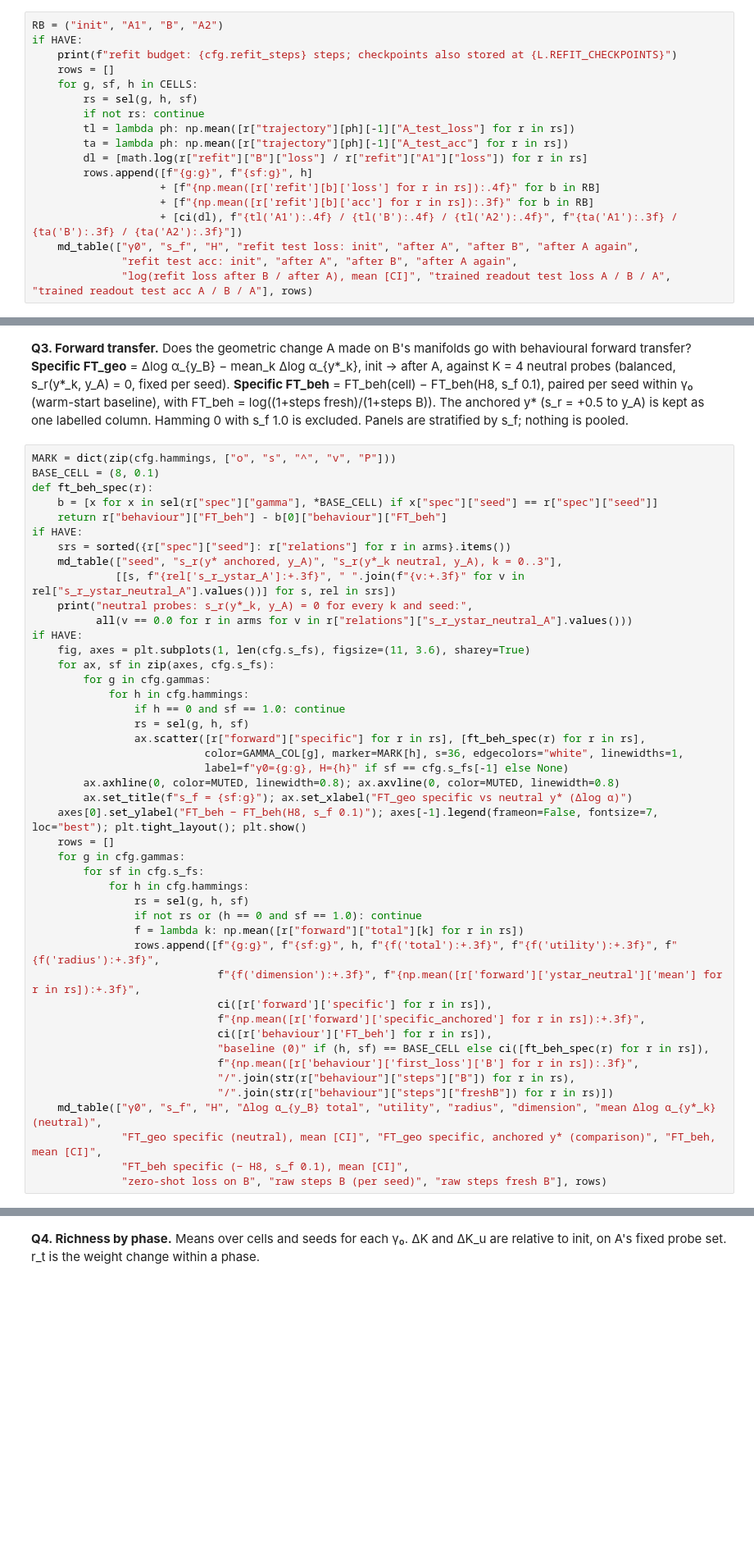
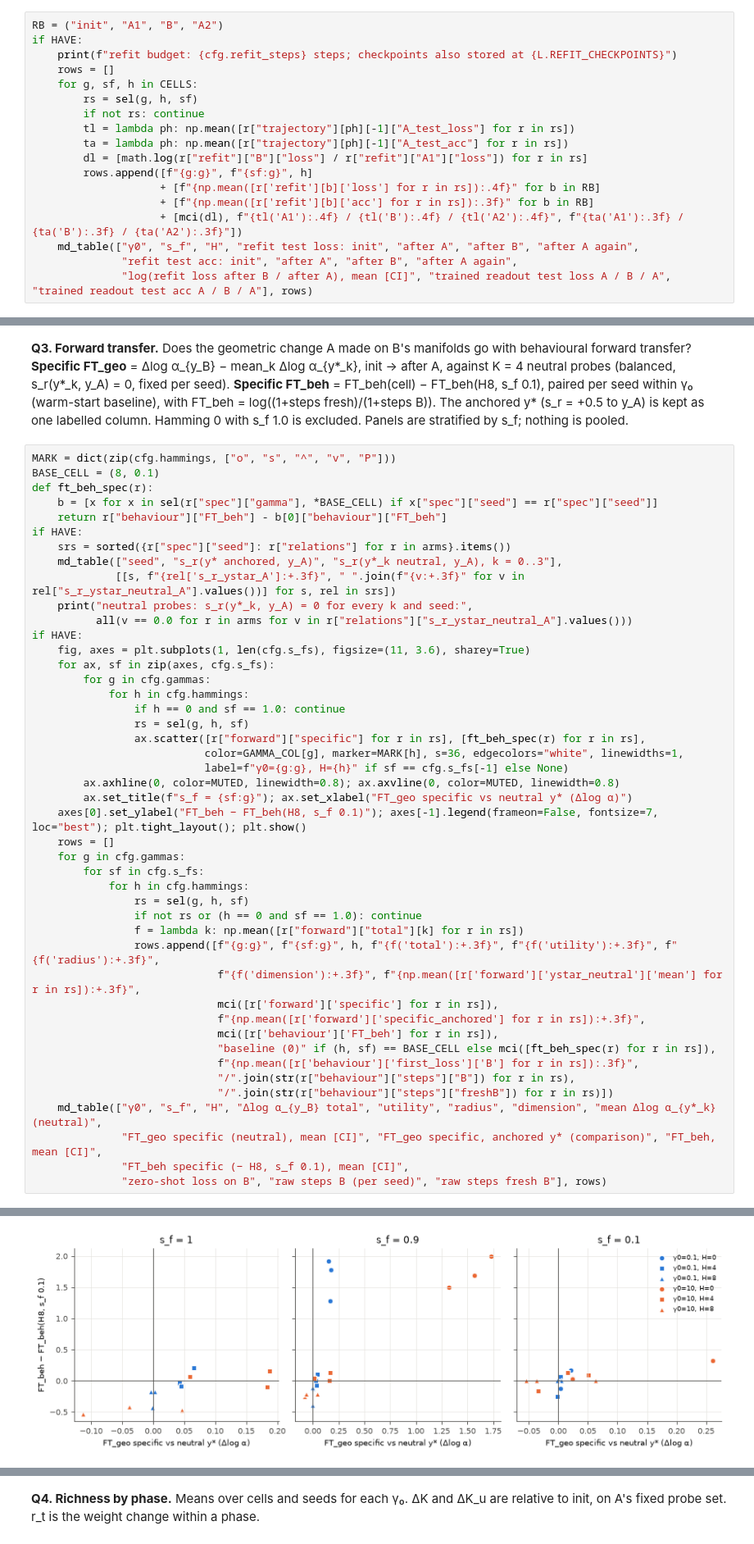
Before and after one commit to kat-ko/GeometryOfForgetting, a Jupyter notebook: notebooks/core/aba_controlled.ipynb, the cells around one changed output, grey strips where cells are left out. Shown at 82% size. Saved outputs shown, nothing was run; the diff lists cells and outputs as text; blank space fills up the shorter version.

```diff
--- a/notebooks/core/aba_controlled.ipynb
+++ b/notebooks/core/aba_controlled.ipynb
@@ -471,7 +729,7 @@ if HAVE:
         rows.append([f"{g:g}", f"{sf:g}", h]
                     + [f"{np.mean([r['refit'][b]['loss'] for r in rs]):.4f}" for b in RB]
                     + [f"{np.mean([r['refit'][b]['acc'] for r in rs]):.3f}" for b in RB]
-                    + [ci(dl), f"{tl('A1'):.4f} / {tl('B'):.4f} / {tl('A2'):.4f}", f"{ta('A1'):.3f} / {ta('B'):.3f} / {ta('A2'):.3f}"])
+                    + [mci(dl), f"{tl('A1'):.4f} / {tl('B'):.4f} / {tl('A2'):.4f}", f"{ta('A1'):.3f} / {ta('B'):.3f} / {ta('A2'):.3f}"])
     md_table(["γ0", "s_f", "H", "refit test loss: init", "after A", "after B", "after A again",
               "refit test acc: init", "after A", "after B", "after A again",
               "log(refit loss after B / after A), mean [CI]", "trained readout test loss A / B / A", "trained readout test acc A / B / A"], rows)
@@ -511,10 +791,10 @@ if HAVE:
                 f = lambda k: np.mean([r["forward"]["total"][k] for r in rs])
                 rows.append([f"{g:g}", f"{sf:g}", h, f"{f('total'):+.3f}", f"{f('utility'):+.3f}", f"{f('radius'):+.3f}",
                              f"{f('dimension'):+.3f}", f"{np.mean([r['forward']['ystar_neutral']['mean'] for r in rs]):+.3f}",
-                             ci([r['forward']['specific'] for r in rs]),
+                             mci([r['forward']['specific'] for r in rs]),
                              f"{np.mean([r['forward']['specific_anchored'] for r in rs]):+.3f}",
-                             ci([r['behaviour']['FT_beh'] for r in rs]),
-                             "baseline (0)" if (h, sf) == BASE_CELL else ci([ft_beh_spec(r) for r in rs]),
+                             mci([r['behaviour']['FT_beh'] for r in rs]),
+                             "baseline (0)" if (h, sf) == BASE_CELL else mci([ft_beh_spec(r) for r in rs]),
                              f"{np.mean([r['behaviour']['first_loss']['B'] for r in rs]):.3f}",
                              "/".join(str(r["behaviour"]["steps"]["B"]) for r in rs),
                              "/".join(str(r["behaviour"]["steps"]["freshB"]) for r in rs)])
@@ -522,3 +802,4 @@ if HAVE:
               "FT_geo specific (neutral), mean [CI]", "FT_geo specific, anchored y* (comparison)", "FT_beh, mean [CI]",
               "FT_beh specific (− H8, s_f 0.1), mean [CI]",
               "zero-shot loss on B", "raw steps B (per seed)", "raw steps fresh B"], rows)
+# %% [output]
@@ -524,0 +812 @@ if HAVE:
+[figure, added]
```
Also changed, not shown: parts of 25 cells of this notebook.
